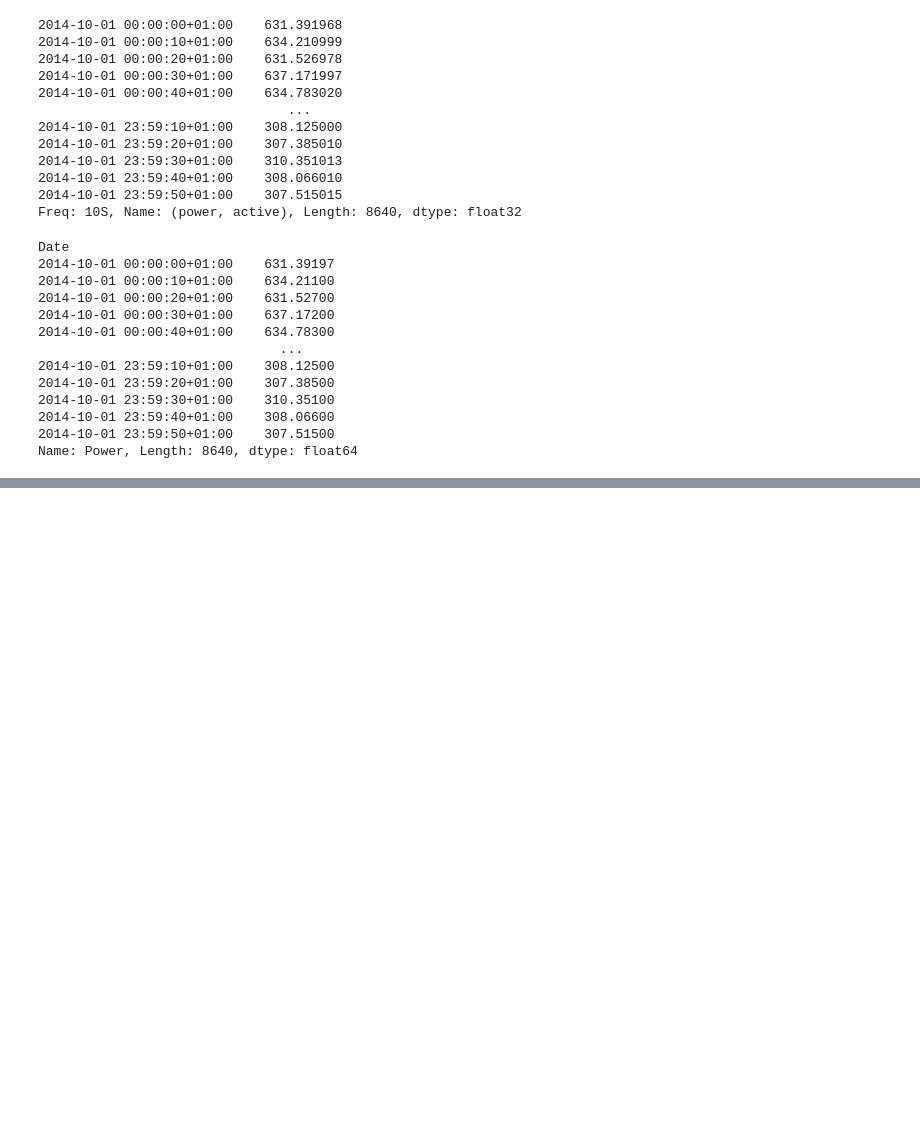
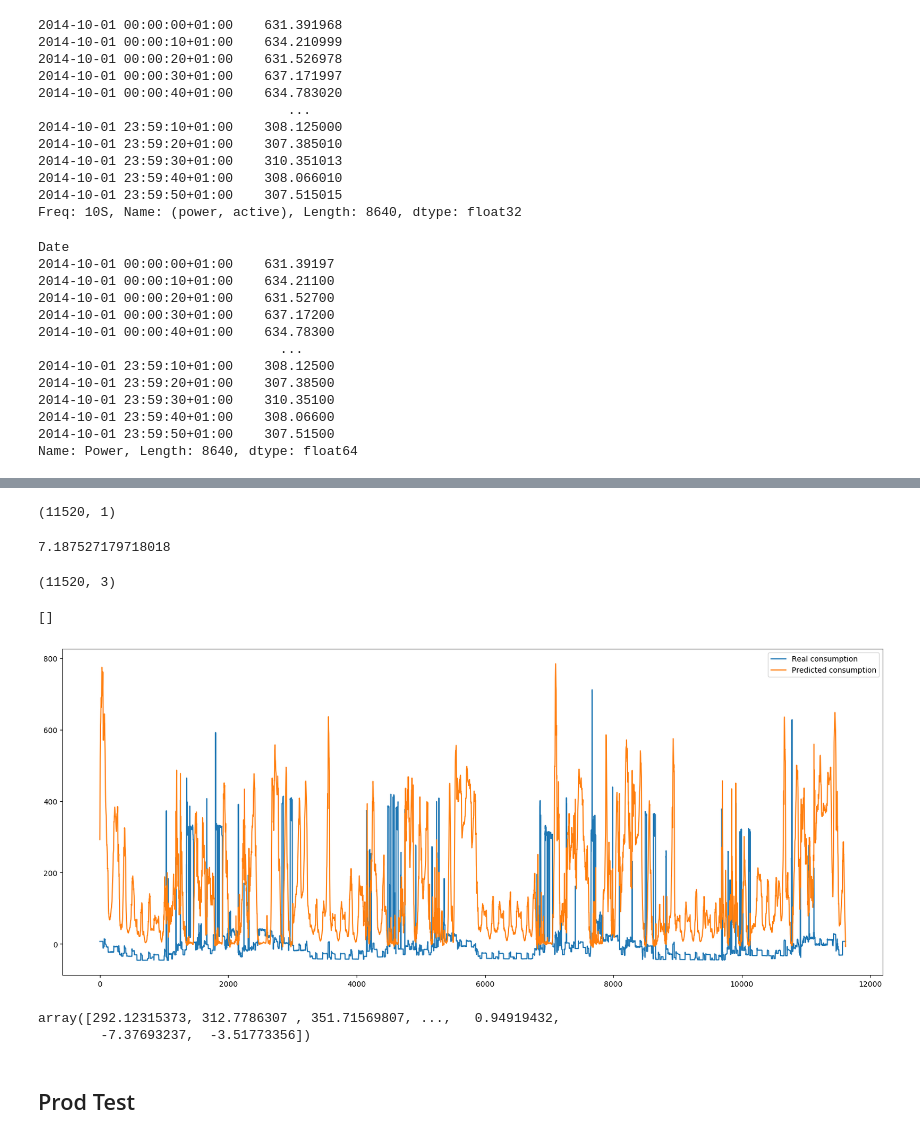
Before and after one commit to SDim44/nilm-dashboard, a Jupyter notebook: Test.ipynb, the cells around one changed output, grey strips where cells are left out. Saved outputs shown, nothing was run; the diff lists cells and outputs as text; code cells hidden in the pictures; blank space fills up the shorter version.

```diff
--- a/Test.ipynb
+++ b/Test.ipynb
@@ -183,0 +227,48 @@ AttributeError: partially initialized module 'charset_normalizer' has no attribu
+# %%
+def denormlise(array, mean, std):
+    return array*std+mean
+
+def aggregate_sequences(prediction):
+    l = WINDOW_SIZE
+    n = len(prediction) + l - 1
+    sum_arr = np.zeros((n))
+    counts_arr = np.zeros((n))
+    o = len(sum_arr)
+    for i in range(len(prediction)):
+        sum_arr[i:i + l] += prediction[i].flatten()
+        counts_arr[i:i + l] += 1
+    for i in range(len(sum_arr)):
+        sum_arr[i] = sum_arr[i] / counts_arr[i]
+    return denormlise(sum_arr, mean_frz, std_frz)
+
+y_predict = aggregate_sequences(y_predict)
+y_real = aggregate_sequences(aggregate)
+# %%
+y_predict.shape
+# %% [output]
+(11520, 1)
+# %%
+y_real.shape
+y_real[0]
+# %% [output]
+7.187527179718018
+# %%
+main.shape
+# %% [output]
+(11520, 3)
+# %%
+figure(figsize=(20,8))
+plt.plot(y_real, label='Real consumption')
+plt.plot(y_predict, label='Predicted consumption')
+plt.legend()
+plt.plot()
+# %% [output]
+[]
+[figure, added]
+# %%
+y_predict
+# %% [output]
+array([292.12315373, 312.7786307 , 351.71569807, ...,   0.94919432,
+        -7.37693237,  -3.51773356])
+# %% [markdown]
+## Prod Test
```
Also changed, not shown: parts of 25 cells of this notebook, 8 other files.
